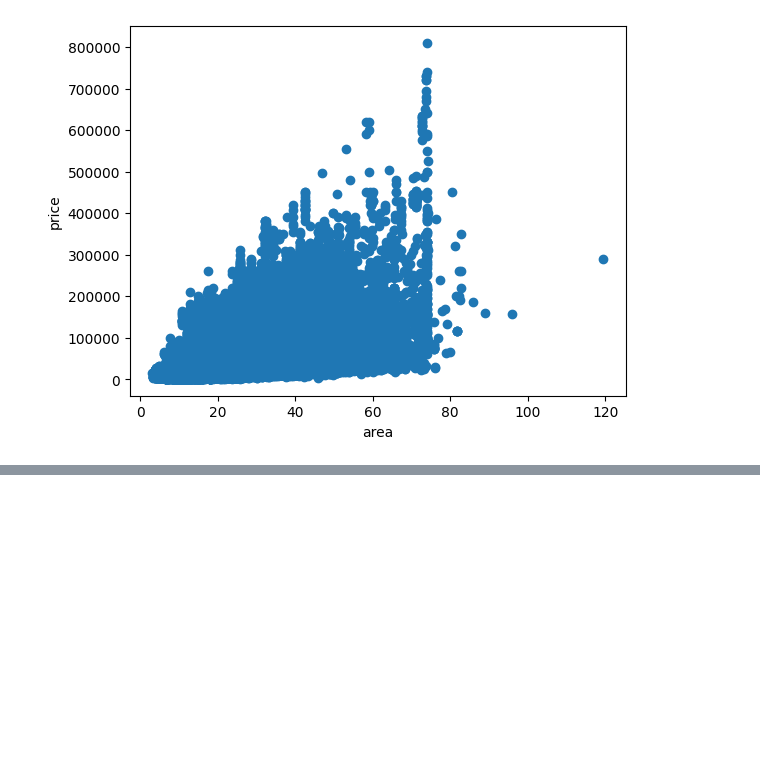
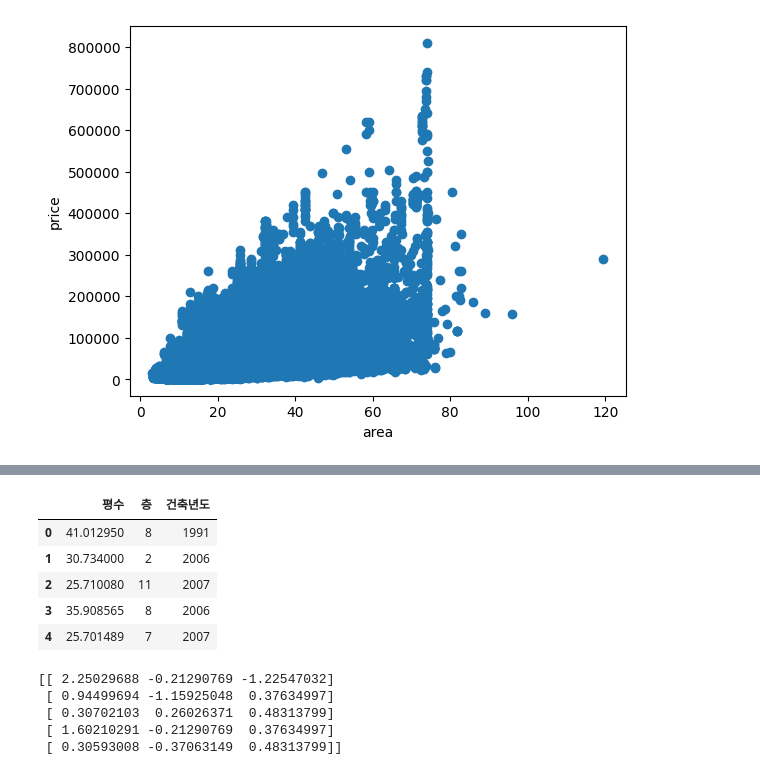
Before and after one commit to Chocoding1/Machine-Learning-Deep-Learning, a Jupyter notebook: AI_final.ipynb, the cells around one changed output, grey strips where cells are left out. Cells and saved outputs as stored; diff of their text form; code cells hidden in the pictures; blank space fills up the shorter version.

```diff
--- a/AI_final.ipynb
+++ b/AI_final.ipynb
@@ -96,0 +108,28 @@ plt.show()
+# %%
+X = df[['평수', '층', '건축년도']]
+y = df['거래금액']
+
+X.head()
+# %% [output]
+|  | 평수 | 층 | 건축년도 |
+| 0 | 41.012950 | 8 | 1991 |
+| 1 | 30.734000 | 2 | 2006 |
+| 2 | 25.710080 | 11 | 2007 |
+| 3 | 35.908565 | 8 | 2006 |
+| 4 | 25.701489 | 7 | 2007 |
+# %%
+# 피처 표준화
+from sklearn.preprocessing import StandardScaler
+
+scaler = StandardScaler()
+
+scaler.fit(X)
+X_scaled = scaler.transform(X)
+
+print(X_scaled[:5])
+# %% [output]
+[[ 2.25029688 -0.21290769 -1.22547032]
+ [ 0.94499694 -1.15925048  0.37634997]
+ [ 0.30702103  0.26026371  0.48313799]
+ [ 1.60210291 -0.21290769  0.37634997]
+ [ 0.30593008 -0.37063149  0.48313799]]
```
Also changed, not shown: parts of 10 cells of this notebook.
